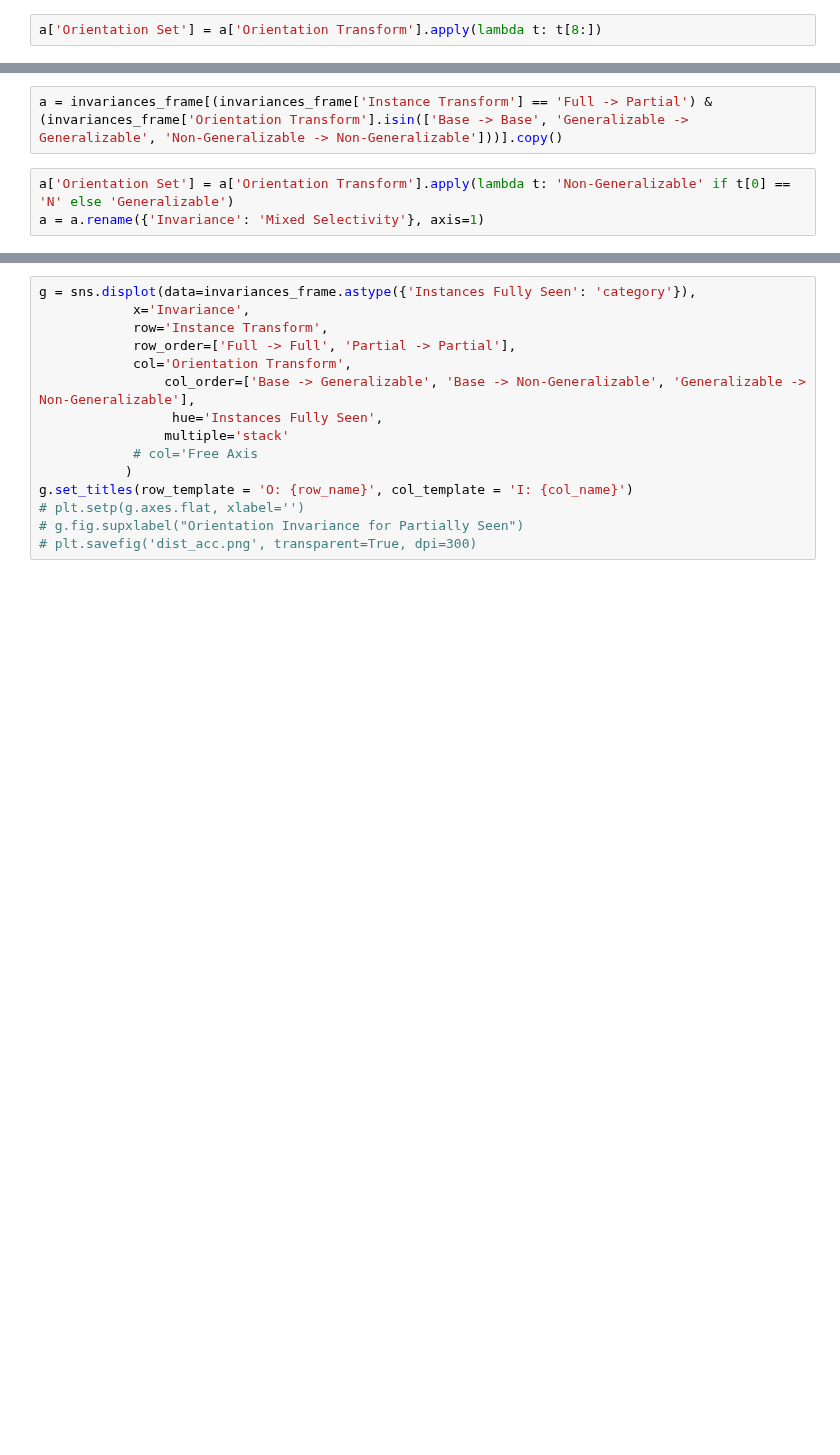
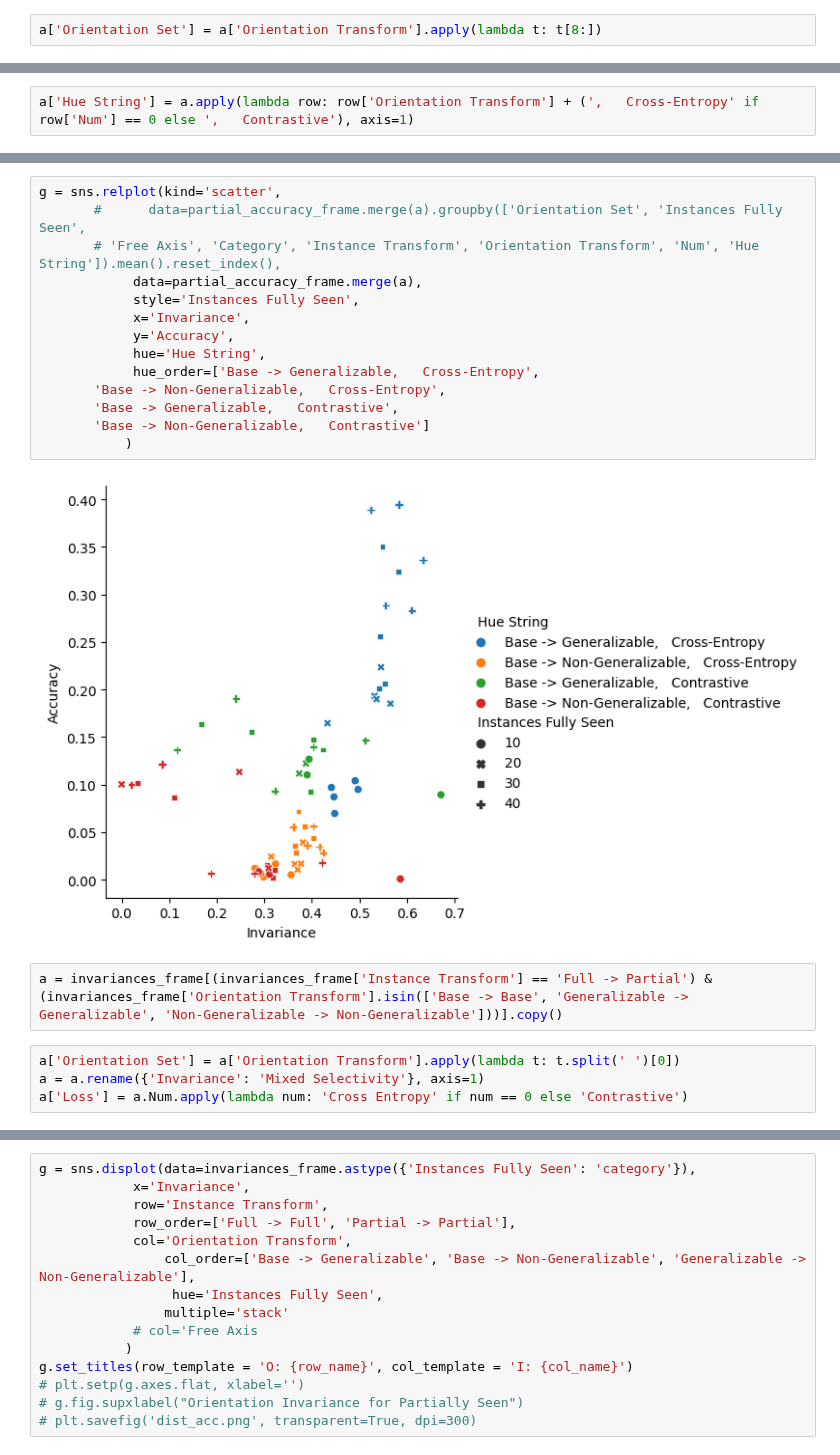
Before and after one commit to avicooper1/OOD_Orientation_Generalization, a Jupyter notebook: notebooks/analyses.ipynb, the cells around one changed output, grey strips where cells are left out. Cells and saved outputs as stored; diff of their text form; blank space fills up the shorter version.

```diff
--- a/notebooks/analyses.ipynb
+++ b/notebooks/analyses.ipynb
@@ -219,0 +270,2 @@ g = sns.relplot(kind='scatter',
+# %%
+a['Hue String'] = a.apply(lambda row: row['Orientation Transform'] + (',   Cross-Entropy' if row['Num'] == 0 else ',   Contrastive'), axis=1)
@@ -220,5 +281,22 @@ g = sns.relplot(kind='scatter',
+# %%
+g = sns.relplot(kind='scatter',
+       #      data=partial_accuracy_frame.merge(a).groupby(['Orientation Set', 'Instances Fully Seen',
+       # 'Free Axis', 'Category', 'Instance Transform', 'Orientation Transform', 'Num', 'Hue String']).mean().reset_index(),
+            data=partial_accuracy_frame.merge(a),
+            style='Instances Fully Seen',
+            x='Invariance',
+            y='Accuracy',
+            hue='Hue String',
+            hue_order=['Base -> Generalizable,   Cross-Entropy',
+       'Base -> Non-Generalizable,   Cross-Entropy',
+       'Base -> Generalizable,   Contrastive',
+       'Base -> Non-Generalizable,   Contrastive']
+           )
+# %% [output]
+[figure, added]
 # %%
 a = invariances_frame[(invariances_frame['Instance Transform'] == 'Full -> Partial') & (invariances_frame['Orientation Transform'].isin(['Base -> Base', 'Generalizable -> Generalizable', 'Non-Generalizable -> Non-Generalizable']))].copy()
 # %%
-a['Orientation Set'] = a['Orientation Transform'].apply(lambda t: 'Non-Generalizable' if t[0] == 'N' else 'Generalizable')
+a['Orientation Set'] = a['Orientation Transform'].apply(lambda t: t.split(' ')[0])
 a = a.rename({'Invariance': 'Mixed Selectivity'}, axis=1)
+a['Loss'] = a.Num.apply(lambda num: 'Cross Entropy' if num == 0 else 'Contrastive')
```
Also changed, not shown: parts of 16 cells of this notebook, 7 other files.
